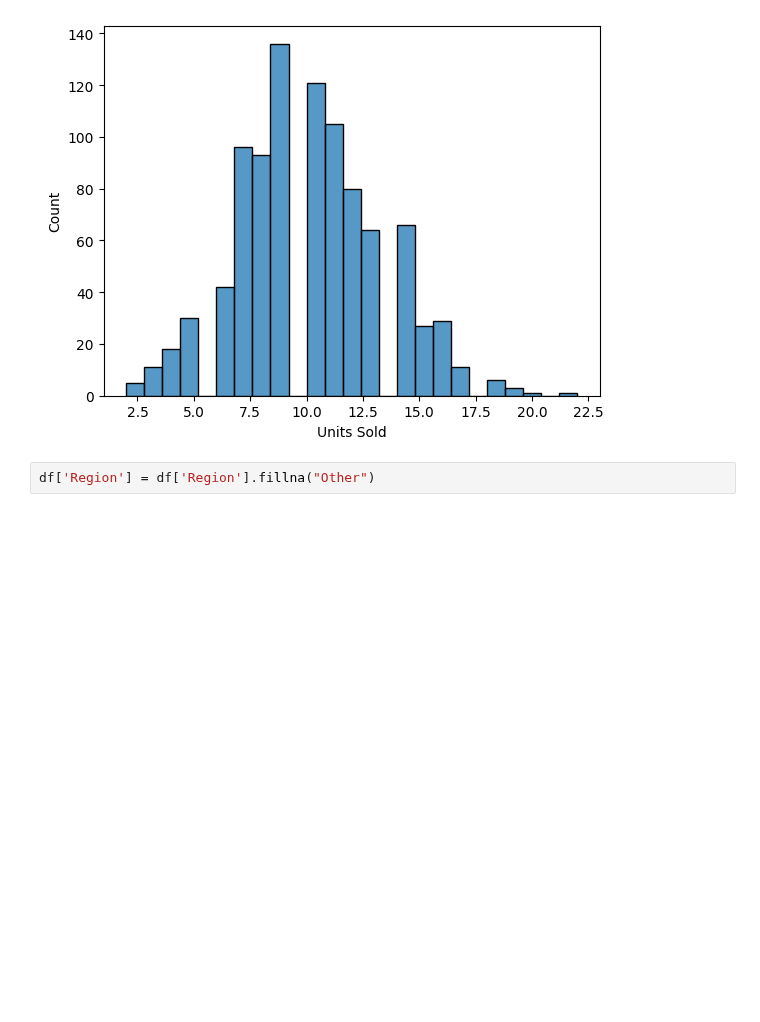
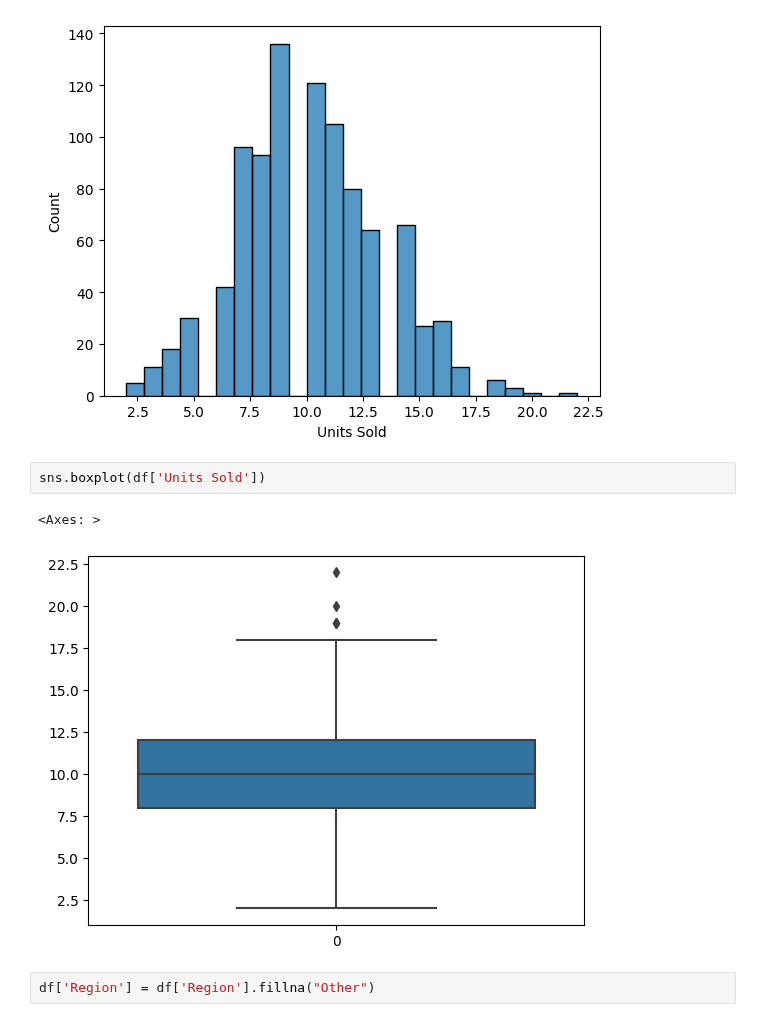
Before and after one commit to jreid94/schulich_data_science, a Jupyter notebook: Data Science A1/Jreid_A1.ipynb, the cells around one changed output. Saved outputs shown, nothing was run; the diff lists cells and outputs as text; blank space fills up the shorter version.

```diff
--- a/Data Science A1/Jreid_A1.ipynb
+++ b/Data Science A1/Jreid_A1.ipynb
@@ -66,6 +116,11 @@ sns.histplot(df['Units Sold'])
 # %% [output]
 <Axes: xlabel='Units Sold', ylabel='Count'>
 [figure]
+# %%
+sns.boxplot(df['Units Sold'])
+# %% [output]
+<Axes: >
+[figure, added]
 # %%
 df['Region'] = df['Region'].fillna("Other")
 # %%
```
Also changed, not shown: parts of 22 cells of this notebook.
